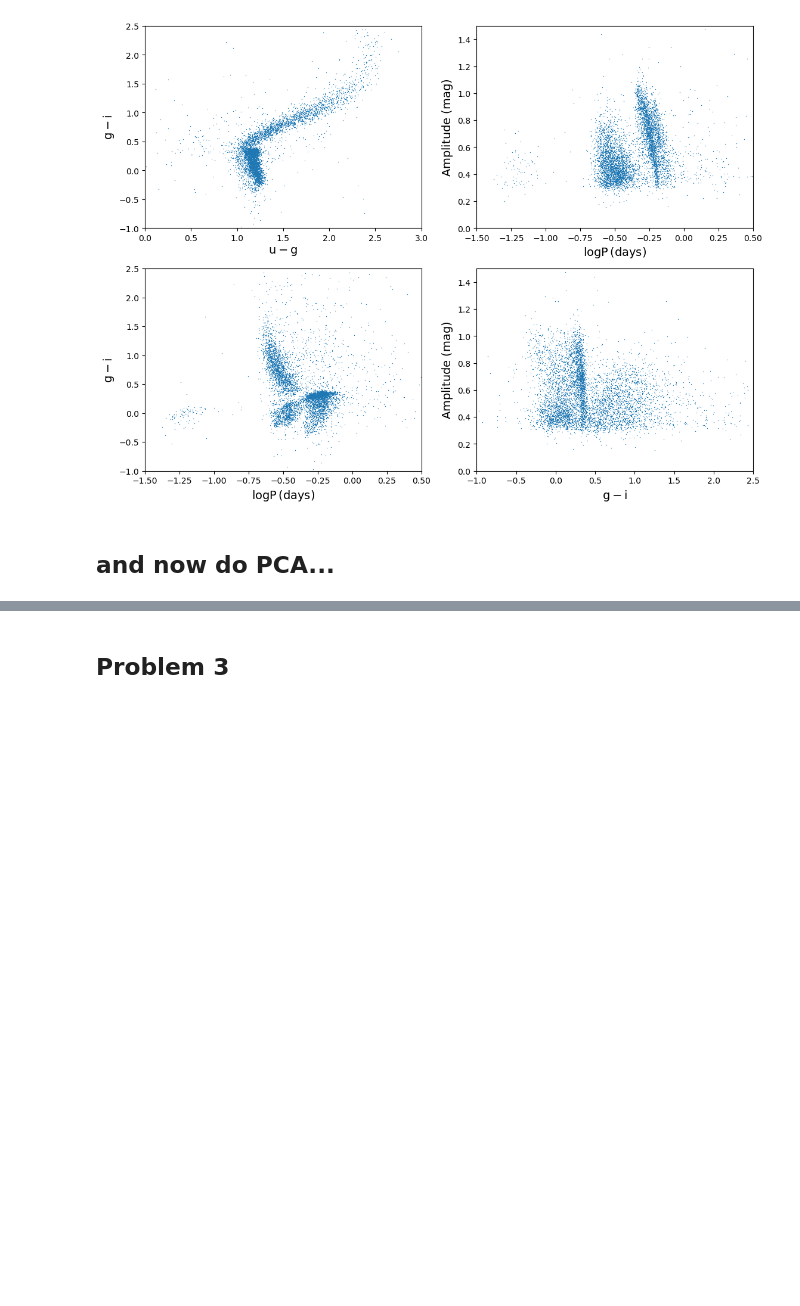
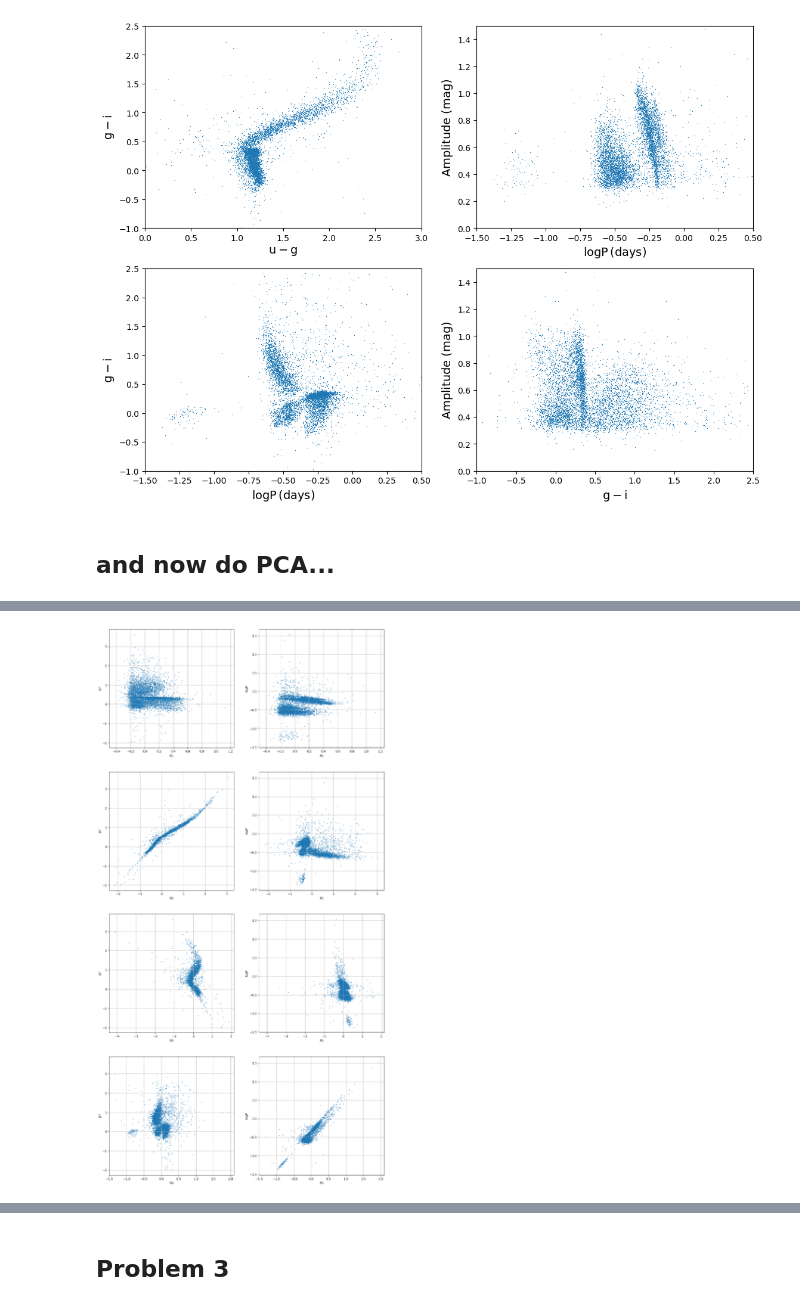
Before and after one commit to hartysimon-sketch/astr-324-s26, a Jupyter notebook: homeworks/Astr324-S26-HW4.ipynb, the cells around one changed output, grey strips where cells are left out. Cells and saved outputs as stored; diff of their text form; code cells hidden in the pictures; blank space fills up the shorter version.

```diff
--- a/homeworks/Astr324-S26-HW4.ipynb
+++ b/homeworks/Astr324-S26-HW4.ipynb
@@ -362,0 +518,46 @@ plt.show()
+# %%
+mosaic = """AB
+            CD
+            EF
+            GH"""
+
+fig, axes = plt.subplot_mosaic(mosaic=mosaic, figsize=(16,32))
+
+axes["A"].scatter(P1, gi, s=1)
+axes["A"].set_xlabel('P1')
+axes["A"].set_ylabel('g-i')
+axes['A'].set_xlim(-0.5, 1.25) # visualize without outliers
+
+axes["B"].scatter(P1, logP, s=1)
+axes["B"].set_xlabel('P1')
+axes["B"].set_ylabel('logP')
+axes['B'].set_xlim(-0.5, 1.25) # visualize without outliers
+
+axes["C"].scatter(P2, gi, s=1)
+axes["C"].set_xlabel('P2')
+axes["C"].set_ylabel('g-i')
+
+axes["D"].scatter(P2, logP, s=1)
+axes["D"].set_xlabel('P2')
+axes["D"].set_ylabel('logP')
+
+axes["E"].scatter(P3, gi, s=1)
+axes["E"].set_xlabel('P3')
+axes["E"].set_ylabel('g-i')
+
+axes["F"].scatter(P3, logP, s=1)
+axes["F"].set_xlabel('P3')
+axes["F"].set_ylabel('logP')
+
+axes["G"].scatter(P4, gi, s=1)
+axes["G"].set_xlabel('P4')
+axes["G"].set_ylabel('g-i')
+
+axes["H"].scatter(P4, logP, s=1)
+axes["H"].set_xlabel('P4')
+axes["H"].set_ylabel('logP')
+
+for ax in axes:
+    axes[ax].grid()
+# %% [output]
+[figure, added]
```
Also changed, not shown: parts of 14 cells of this notebook, 9 other files.
